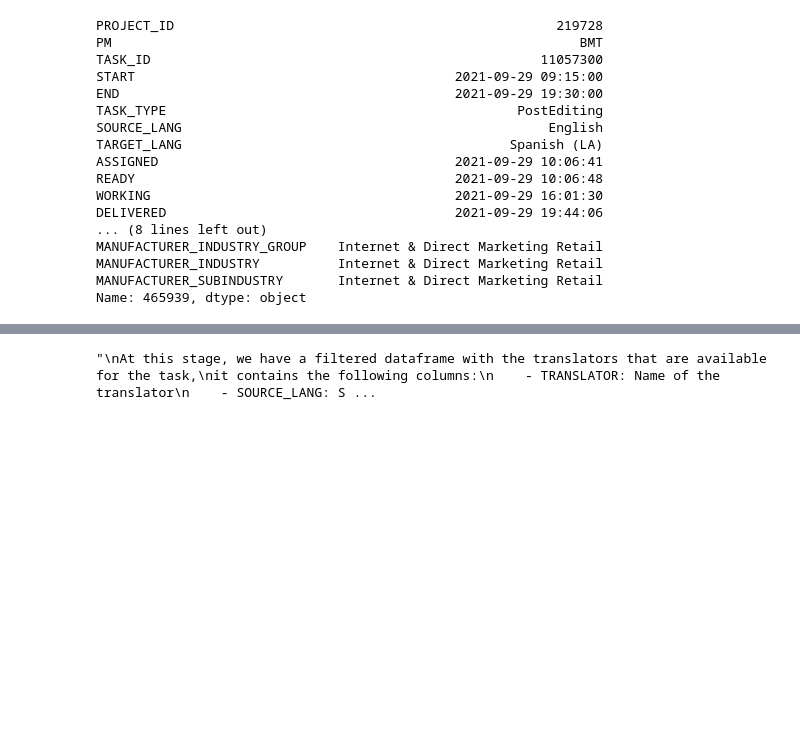
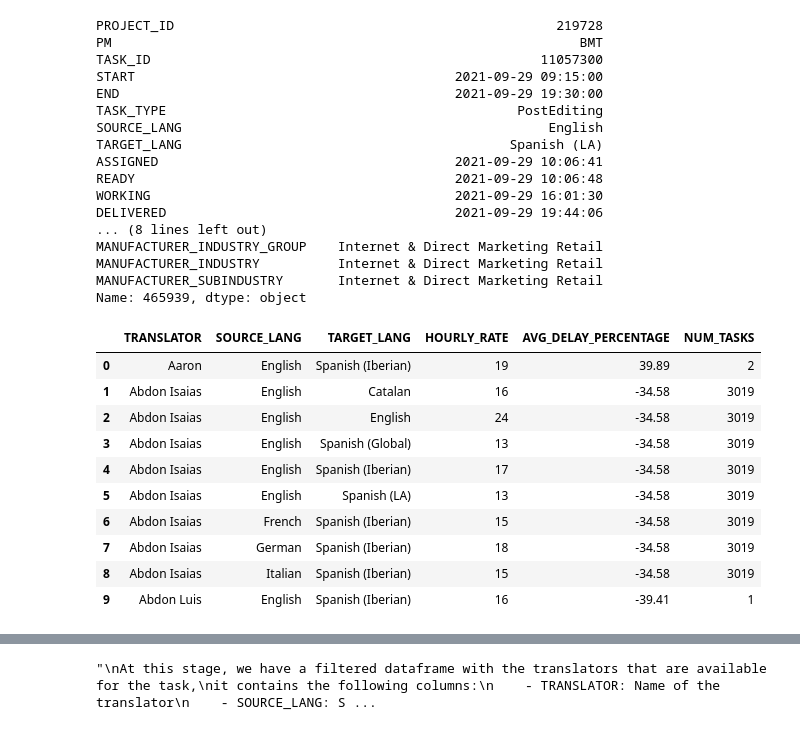
Before and after one commit to L3ms123/SP1, a Jupyter notebook: Notebooks/Synthesis project.ipynb, the cells around one changed output, grey strips where cells are left out. Drawn from its saved outputs; the diff is of its cells as text; code cells hidden in the pictures; blank space fills up the shorter version.

```diff
--- a/Notebooks/Synthesis project.ipynb
+++ b/Notebooks/Synthesis project.ipynb
@@ -18,6 +18,8 @@ from sklearn.preprocessing import StandardScaler
 from IPython.display import display
 # %% [markdown]
 ### Environmental Configurations
+# %%
+pd.set_option('display.max_columns', None)
 # %%
 data_path = os.path.join("..", "Data")
 schedules_df = pd.read_excel(os.path.join(data_path, "Schedules.xlsx"))
@@ -233,7 +251,7 @@ Now for the each task:
     - We get a lot of translators: (we need the rest of features to give better recommendations)
 # %%
 # ----- THESE ARE GENERAL FUNCTIONS THAT CAN BE USED TO ACTUALIZE THE DATA IF NEW TASKS WERE ADDED TO THE DATASET -----
-def compute_delay_percentage(data_df):
+def compute_delay_percentage(data_df, transl_cost_pairs_df):
     """
     Compute the delay_percentage of each translator based on the average time taken to complete tasks.
     This is the time overrun percentage: Negative values mean the task was early, positives mean it was late.
@@ -250,7 +268,7 @@ def compute_delay_percentage(data_df):
         data_df[col] = pd.to_datetime(data_df[col], errors='coerce')  # convert str a Timestamps
 
     # Compute the time overrun percentage of each task
-    # Avoid division by zero
+    # Predicted time = END - START
     duration = data_df['END'] - data_df['START']
     duration = duration.replace(pd.Timedelta(0), pd.NaT)  # Avoid zero duration
     data_df['DELAY_PERCENTAGE'] = ((data_df['DELIVERED'] - data_df['END']) / (duration)) * 100
@@ -260,9 +278,11 @@ def compute_delay_percentage(data_df):
     # Limit the delay percentage to 100%
     data_df['DELAY_PERCENTAGE'] = data_df['DELAY_PERCENTAGE'].clip(upper=100)  # Limit to 100% -> double the time predicted
 
+    #Now, before doing the grouping, we need to remove the tasks where end == start because they are wrongly calculated and should not impact the average
+    filtered_data = data_df[data_df['END'] != data_df['START']]
+
     # Compute the mean delay percentage for each translator
-    avg_delay_by_translator = data_df.groupby('TRANSLATOR')['DELAY_PERCENTAGE'].mean().reset_index()
-    avg_delay_by_translator['DELAY_PERCENTAGE'] = avg_delay_by_translator['DELAY_PERCENTAGE'].round(2)
+    avg_delay_by_translator = filtered_data.groupby('TRANSLATOR')['DELAY_PERCENTAGE'].mean().round(2).reset_index()
 
     # Rename the column for clarity
     avg_delay_by_translator.rename(columns={'DELAY_PERCENTAGE': 'AVG_DELAY_PERCENTAGE'}, inplace=True)
@@ -270,6 +290,32 @@ def compute_delay_percentage(data_df):
     # Merge the average delay with the translator cost pairs DataFrame
     translators_attributes_df = transl_cost_pairs_df.merge(avg_delay_by_translator, on='TRANSLATOR', how='left')
 
+    return translators_attributes_df
+
+
+def compute_number_tasks(data_df, translators_attributes_df):
+    """
+    Computes the number of tasks for each translator.
+
+    Args:
+        data_df (pd.DataFrame):
+            DataFrame containing the data of the tasks.
+        df_filtered (pd.DataFrame):
+            DataFrame containing the filtered translators' attributes.
+
+    Returns:
+        translators_attributes_df (pd.DataFrame) with the delay_percentage.
+    """
     #TAKE INTO ACCOUNT: Task count is added to the dataset to help judge reliability (e.g if the quality of translator is calculated using a few tasks).
+
+    # Count the number of tasks each translator has done
+    task_counts = data_df.groupby('TRANSLATOR').size().reset_index(name='NUM_TASKS')
+
+    # Merge the task counts into the filtered dataframe
+    translators_attributes_df = translators_attributes_df.merge(task_counts, on='TRANSLATOR', how='left')
+
+    # Fill missing values (i.e., translators with no tasks) with 0
+    translators_attributes_df['NUM_TASKS'] = translators_attributes_df['NUM_TASKS'].fillna(0).astype(int)
+
     return translators_attributes_df
 # %%
@@ -607,4 +633,21 @@ MANUFACTURER_INDUSTRY_GROUP    Internet & Direct Marketing Retail
 MANUFACTURER_INDUSTRY          Internet & Direct Marketing Retail
 MANUFACTURER_SUBINDUSTRY       Internet & Direct Marketing Retail
 Name: 465939, dtype: object
+# %%
+translators_attributes_df = compute_delay_percentage(train_df, transl_cost_pairs_df)
+translators_attributes_df = compute_number_tasks(train_df, translators_attributes_df)
+
+display(translators_attributes_df.head(10))
+# %% [output]
+|  | TRANSLATOR | SOURCE_LANG | TARGET_LANG | HOURLY_RATE | AVG_DELAY_PERCENTAGE | NUM_TASKS |
+| 0 | Aaron | English | Spanish (Iberian) | 19 | 39.89 | 2 |
+| 1 | Abdon Isaias | English | Catalan | 16 | -34.58 | 3019 |
+| 2 | Abdon Isaias | English | English | 24 | -34.58 | 3019 |
+| 3 | Abdon Isaias | English | Spanish (Global) | 13 | -34.58 | 3019 |
+| 4 | Abdon Isaias | English | Spanish (Iberian) | 17 | -34.58 | 3019 |
+| 5 | Abdon Isaias | English | Spanish (LA) | 13 | -34.58 | 3019 |
+| 6 | Abdon Isaias | French | Spanish (Iberian) | 15 | -34.58 | 3019 |
+| 7 | Abdon Isaias | German | Spanish (Iberian) | 18 | -34.58 | 3019 |
+| 8 | Abdon Isaias | Italian | Spanish (Iberian) | 15 | -34.58 | 3019 |
+| 9 | Abdon Luis | English | Spanish (Iberian) | 16 | -39.41 | 1 |
 # %%
```
Also changed, not shown: parts of 12 cells of this notebook, 1 other file.
